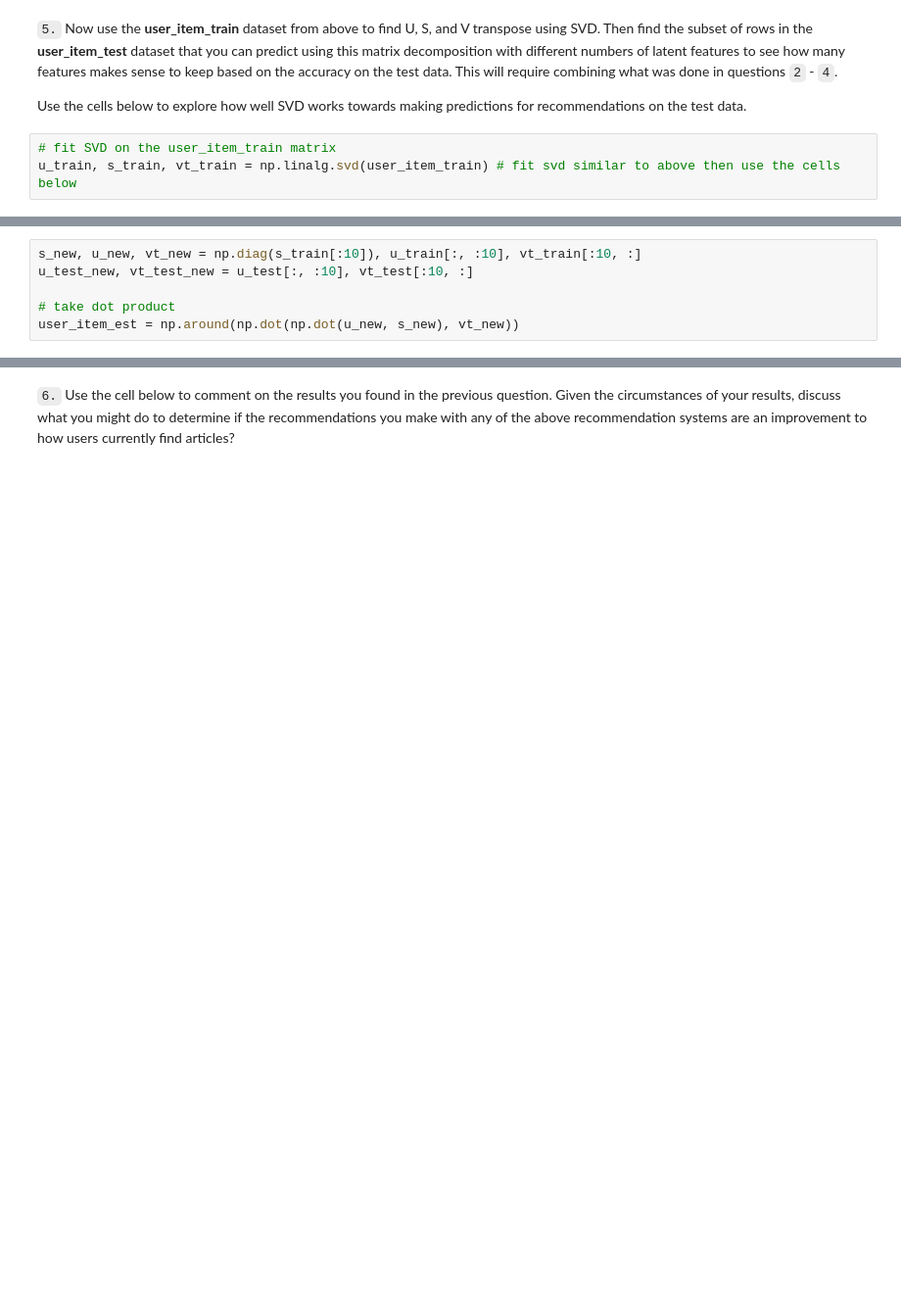
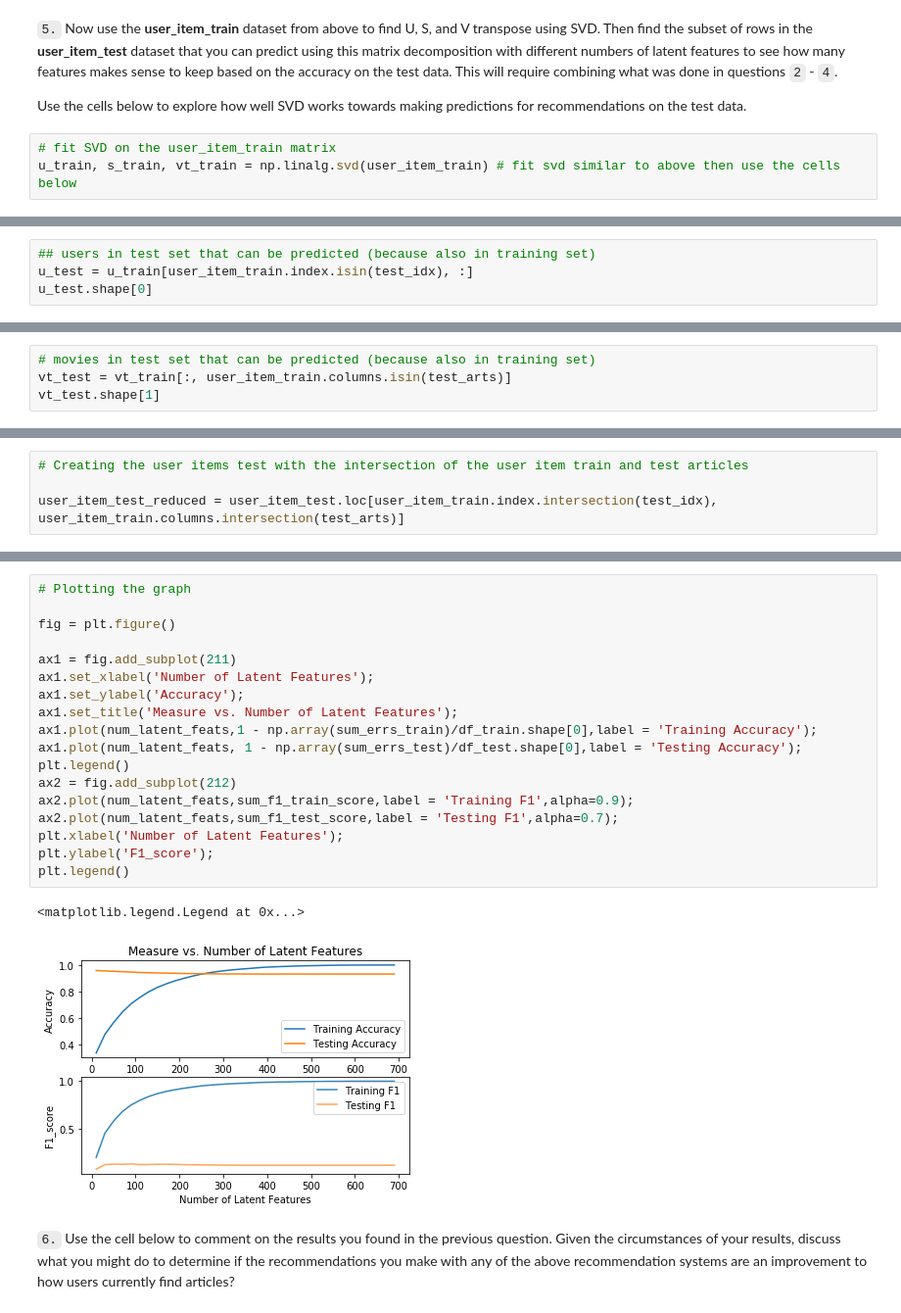
Before and after one commit to aseemnarula1/Recommendations_with_IBM, a Jupyter notebook: Recommendations_with_IBM.ipynb, the cells around one changed output, grey strips where cells are left out. Shown at 98% size. Cells and saved outputs as stored; diff of their text form; blank space fills up the shorter version.

```diff
--- a/Recommendations_with_IBM.ipynb
+++ b/Recommendations_with_IBM.ipynb
@@ -1168,6 +1155,0 @@ vt_test = vt_train[:, common_arts]
-# %%
-s_new, u_new, vt_new = np.diag(s_train[:10]), u_train[:, :10], vt_train[:10, :]
-u_test_new, vt_test_new = u_test[:, :10], vt_test[:10, :]
-
-# take dot product
-user_item_est = np.around(np.dot(np.dot(u_new, s_new), vt_new))
@@ -1185,0 +1162,4 @@ user_item_test.shape
+# %%
+## users in test set that can be predicted (because also in training set)
+u_test = u_train[user_item_train.index.isin(test_idx), :]
+u_test.shape[0]
@@ -1185,0 +1190,4 @@ user_item_test.shape
+# %%
+# movies in test set that can be predicted (because also in training set)
+vt_test = vt_train[:, user_item_train.columns.isin(test_arts)]
+vt_test.shape[1]
@@ -1185,0 +1196,4 @@ user_item_test.shape
+# %%
+# Creating the user items test with the intersection of the user item train and test articles
+
+user_item_test_reduced = user_item_test.loc[user_item_train.index.intersection(test_idx), user_item_train.columns.intersection(test_arts)]
@@ -1217,3 +1278,24 @@ plt.title('Accuracy vs. Number of Latent Features');
+# %%
+# Plotting the graph
+
+fig = plt.figure()
+
+ax1 = fig.add_subplot(211)
+ax1.set_xlabel('Number of Latent Features');
+ax1.set_ylabel('Accuracy');
+ax1.set_title('Measure vs. Number of Latent Features');
+ax1.plot(num_latent_feats,1 - np.array(sum_errs_train)/df_train.shape[0],label = 'Training Accuracy');
+ax1.plot(num_latent_feats, 1 - np.array(sum_errs_test)/df_test.shape[0],label = 'Testing Accuracy');
+plt.legend()
+ax2 = fig.add_subplot(212)
+ax2.plot(num_latent_feats,sum_f1_train_score,label = 'Training F1',alpha=0.9);
+ax2.plot(num_latent_feats,sum_f1_test_score,label = 'Testing F1',alpha=0.7);
+plt.xlabel('Number of Latent Features');
+plt.ylabel('F1_score');
+plt.legend()
+# %% [output]
+<matplotlib.legend.Legend at 0x...>
+[figure, added]
 # %% [markdown]
 `6.` Use the cell below to comment on the results you found in the previous question. Given the circumstances of your results, discuss what you might do to determine if the recommendations you make with any of the above recommendation systems are an improvement to how users currently find articles?
 # %% [markdown]
```
Also changed, not shown: parts of 22 cells of this notebook.
